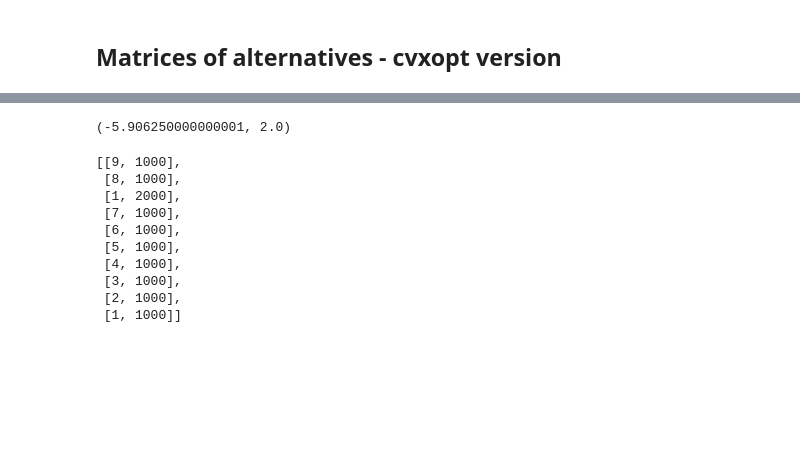
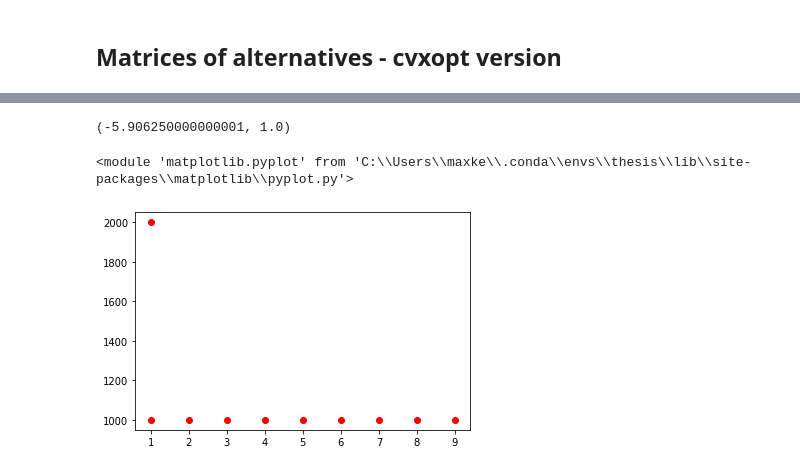
Before and after one commit to Maxketelaar/thesis, a Jupyter notebook: notebooks/stage1_MCDA_SCIKIT.ipynb, the cells around one changed output, grey strips where cells are left out. Cells and saved outputs as stored; diff of their text form; code cells hidden in the pictures; blank space fills up the shorter version.

```diff
--- a/notebooks/stage1_MCDA_SCIKIT.ipynb
+++ b/notebooks/stage1_MCDA_SCIKIT.ipynb
@@ -63,7 +63,7 @@ c3 = 200000.0 # PV goal for a year
 c4 = 10.0 # floor upper limit
 c5 = 1.0 # floor lower limit
 c6 = 100.0 # area lower limit
-c7 = 5.0 # FSI goal
+c7 = 10.0 # FSI goal
 c8 = 50.0 # PV goal per m2 variable
 
 def FSI_cvxopt(floors, area): # should calculate same score as CVXOPT does with qp
@@ -76,7 +76,7 @@ def PV_cvxopt(area): # should calculate same score as CVXOPT does with qp
 
 def FSI_real(floors, area): # should calculate the required FSI normalized score
     FSI = (floors * area) / c1
-    FSI_normalized = 1/(1+(FSI - c7)**2)
+    FSI_normalized = 1/(1+(FSI - c7)**2) # missed brackets??
     return FSI_normalized
 
 def PV_real(floors, area):
@@ -135,7 +134,7 @@ indices1
 # %%
 PV_cvxopt(10000), FSI_cvxopt(10, 10000)
 # %% [output]
-(-5.906250000000001, 2.0)
+(-5.906250000000001, 1.0)
 # %%
 data = Data(
     # alternative matrix
@@ -151,22 +150,22 @@ data = Data(
 # %%
 dm = simple.WeightedSum()
 dec = dm.decide(data)
 
 arr = np.array(dec.rank_)
 new = np.argsort(arr)[-10:]
 myplotlist = [indices1[i] for i in new]
-myplotlist
+
+lala = np.array(myplotlist)
+lulu = lala.transpose()
+
+x = lulu[0]
+y = lulu[1]
+
+plt.plot(x, y, 'o', color='red');
+plt
 # %% [output]
-[[9, 1000],
- [8, 1000],
- [1, 2000],
- [7, 1000],
- [6, 1000],
- [5, 1000],
- [4, 1000],
- [3, 1000],
- [2, 1000],
- [1, 1000]]
+<module 'matplotlib.pyplot' from 'C:\\Users\\maxke\\.conda\\envs\\thesis\\lib\\site-packages\\matplotlib\\pyplot.py'>
+[figure, added]
 # %%
 lst2 = []
 scale = int(c1/1000)
```
Also changed, not shown: parts of 6 cells of this notebook, 2 other files.
